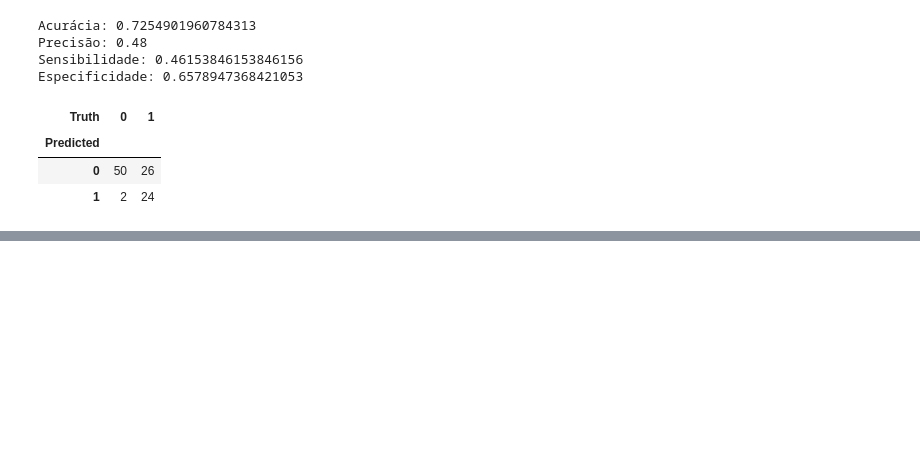
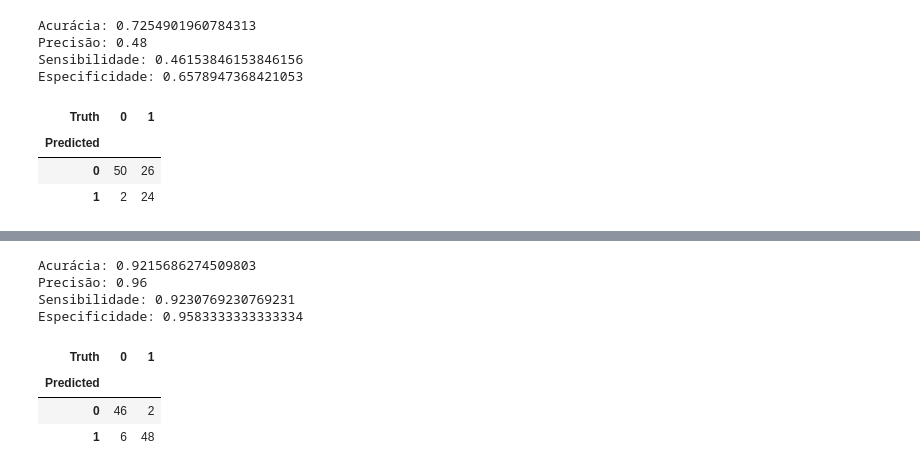
Before and after one commit to oliveira-silva-lucas/ISLP, a Jupyter notebook: Cap_04_Classification/Exercises/ex_cap_04_boston.ipynb, the cells around one changed output, grey strips where cells are left out. Saved outputs shown, nothing was run; the diff lists cells and outputs as text; code cells hidden in the pictures; blank space fills up the shorter version.

```diff
--- a/Cap_04_Classification/Exercises/ex_cap_04_boston.ipynb
+++ b/Cap_04_Classification/Exercises/ex_cap_04_boston.ipynb
@@ -172,0 +188,15 @@ Especificidade: 0.6578947368421053
+# %%
+knn1 = KNeighborsClassifier(n_neighbors=1)
+knn1.fit(Preditores_treino, y_treino)
+knn1_matriz_confusao = confusion_table(knn1.predict(Preditores_teste),y_teste)
+metricas_matriz_confusao(knn1_matriz_confusao)
+knn1_matriz_confusao
+# %% [output]
+Acurácia: 0.9215686274509803
+Precisão: 0.96
+Sensibilidade: 0.9230769230769231
+Especificidade: 0.9583333333333334
+| Truth | 0 | 1 |
+| Predicted |  |  |
+| 0 | 46 | 2 |
+| 1 | 6 | 48 |
```
Also changed, not shown: parts of 2 cells of this notebook.
